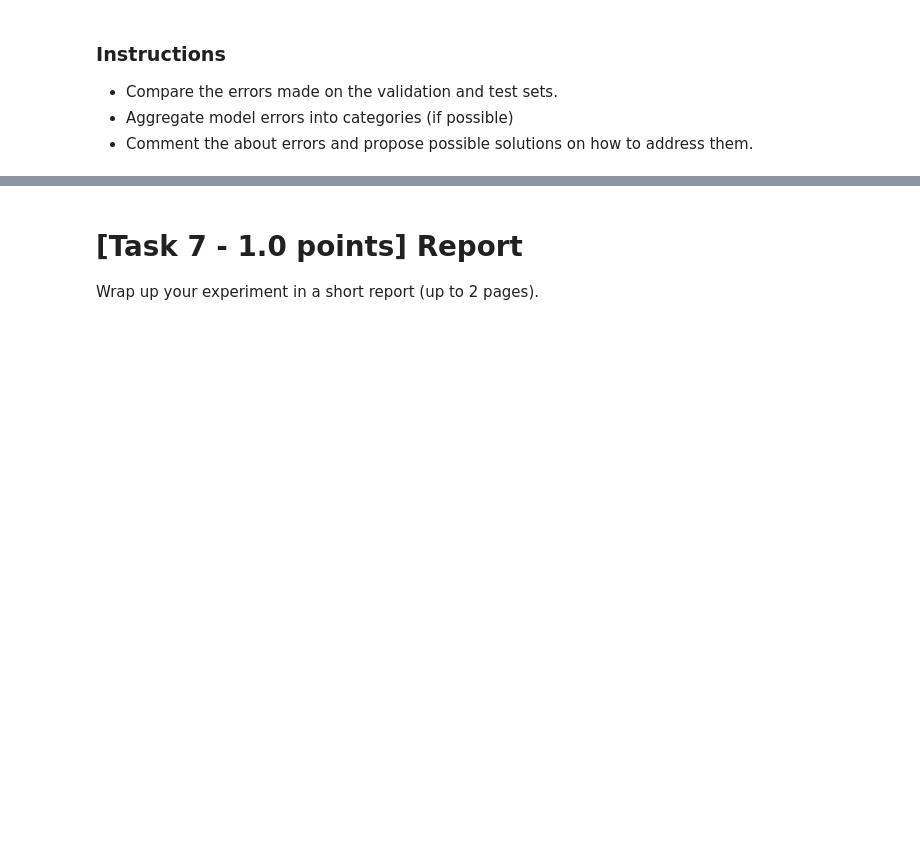
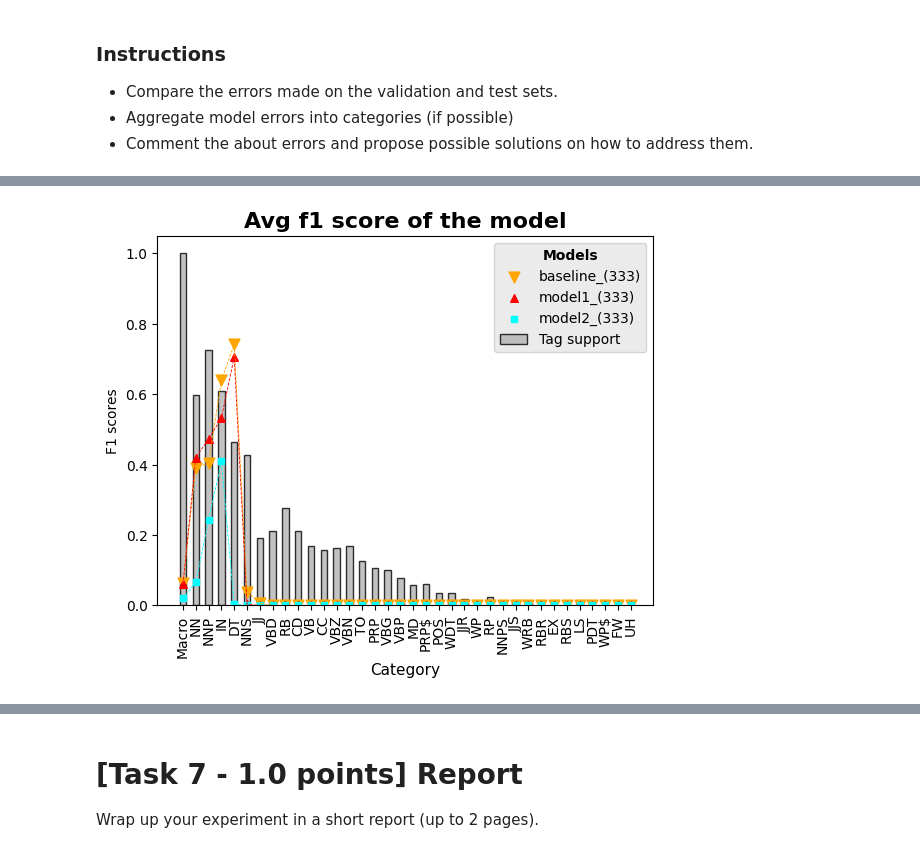
Before and after one commit to LeonardoM999/Assignment-1, a Jupyter notebook: Assignment1.ipynb, the cells around one changed output, grey strips where cells are left out. Saved outputs shown, nothing was run; the diff lists cells and outputs as text; code cells hidden in the pictures; blank space fills up the shorter version.

```diff
--- a/Assignment1.ipynb
+++ b/Assignment1.ipynb
@@ -773,0 +865,9 @@ F1 score calculated on validation set: 0.677795275627895
+# %%
+plot_freq_vs_f1(
+    f1s=test_score_per_cat_per_kind,
+    data=get_data_distribution(tag_val, sort=False),
+    model_names=best_model_name_per_kind,
+)
+plt.savefig("plot_f1_test.png", dpi=300)
+# %% [output]
+[figure, added]
```
Also changed, not shown: parts of 34 cells of this notebook, 4 other files.
